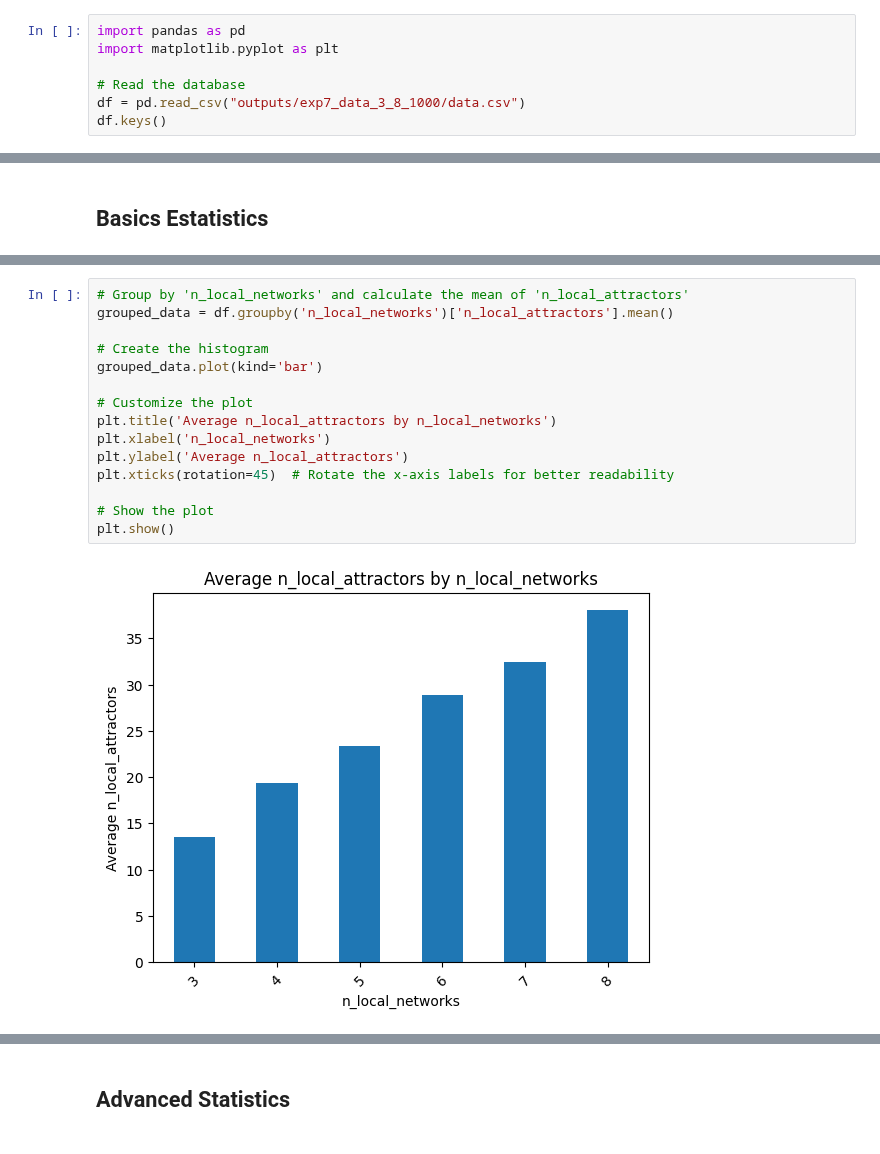
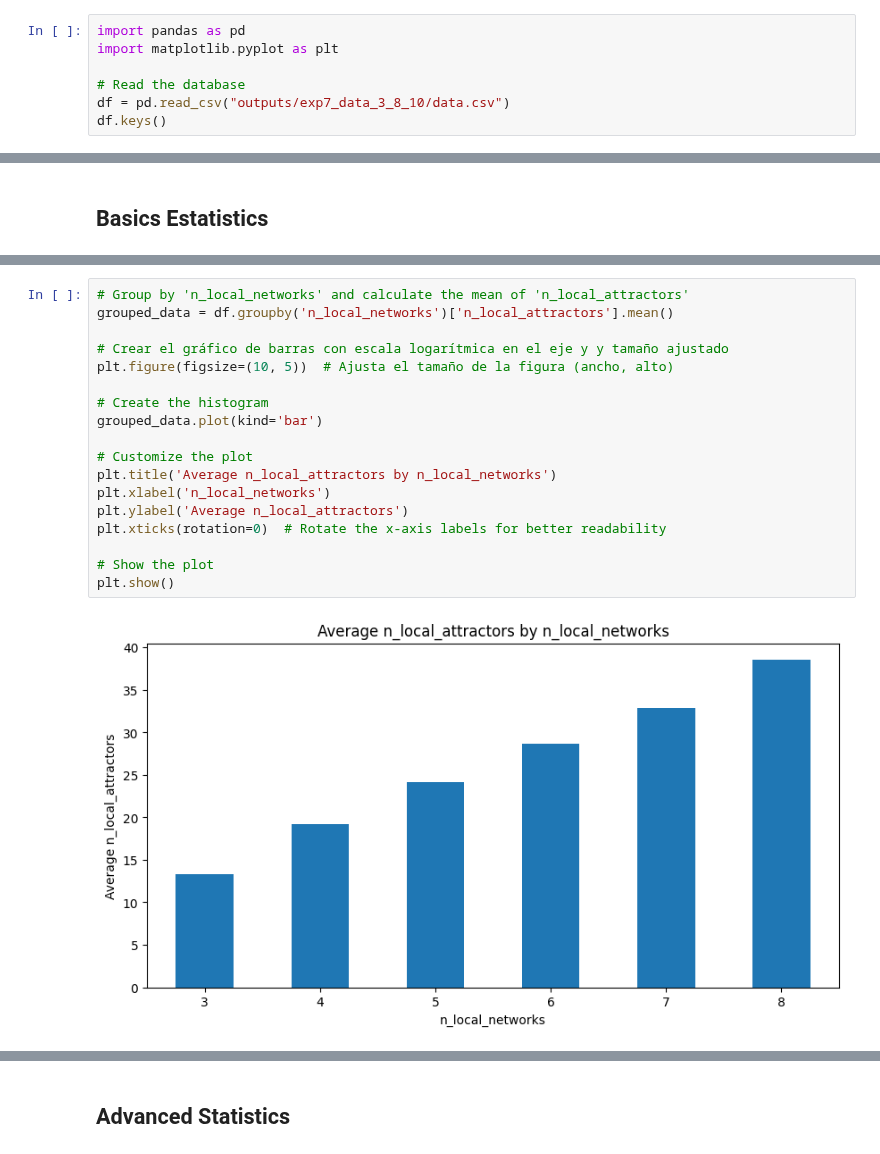
Before and after one commit to crptcusco/cbnetwork, a Jupyter notebook: experiments/7_aleatory_template_coupling_signals/exp7_analysis.ipynb, the cells around one changed output, grey strips where cells are left out. Cells and saved outputs as stored; diff of their text form.

```diff
--- a/experiments/7_aleatory_template_coupling_signals/exp7_analysis.ipynb
+++ b/experiments/7_aleatory_template_coupling_signals/exp7_analysis.ipynb
@@ -7,7 +7,7 @@ import pandas as pd
 import matplotlib.pyplot as plt
 
 # Read the database
-df = pd.read_csv("outputs/exp7_data_3_8_1000/data.csv")
+df = pd.read_csv("outputs/exp7_data_3_8_10/data.csv")
 df.keys()
 # %% [output]
 Index(['i_sample', 'n_local_networks', 'n_var_network', 'v_topology',
@@ -34,20 +34,23 @@ df_resume.describe()
 # %%
 # Group by 'n_local_networks' and calculate the mean of 'n_local_attractors'
 grouped_data = df.groupby('n_local_networks')['n_local_attractors'].mean()
+
+# Crear el gráfico de barras con escala logarítmica en el eje y y tamaño ajustado
+plt.figure(figsize=(10, 5))  # Ajusta el tamaño de la figura (ancho, alto)
 
 # Create the histogram
 grouped_data.plot(kind='bar')
 
 # Customize the plot
 plt.title('Average n_local_attractors by n_local_networks')
 plt.xlabel('n_local_networks')
 plt.ylabel('Average n_local_attractors')
-plt.xticks(rotation=45)  # Rotate the x-axis labels for better readability
+plt.xticks(rotation=0)  # Rotate the x-axis labels for better readability
 
 # Show the plot
 plt.show()
 # %% [output]
-[figure, old version]
+[figure, new version]
 # %%
 # Group by 'n_local_networks' and calculate the mean of 'n_pair_attractors'
 grouped_data = df.groupby('n_local_networks')['n_pair_attractors'].mean()
```
Also changed, not shown: parts of 23 cells of this notebook, 3 other files.
